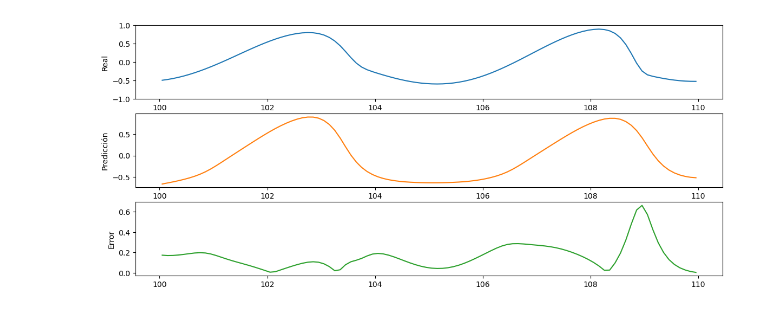
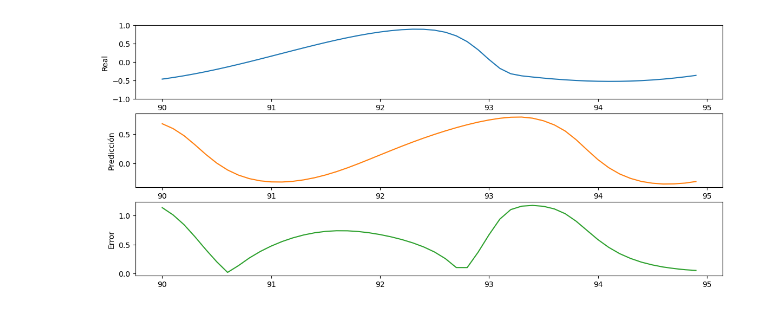
Before and after one commit to matiasleize/final_exam_ML, a Jupyter notebook: final.ipynb, the cells around one changed output. Cells and saved outputs as stored; diff of their text form; code cells hidden in the pictures.

```diff
--- a/final.ipynb
+++ b/final.ipynb
@@ -67,0 +74,8 @@ print(len(t_2))
+# %%
+raw_seq_2 = raw_seq[len_left_chain+window_size:len_left_chain+window_size + len_right_chain]
+t_2 = t[len_left_chain+window_size:len_left_chain+window_size + len_right_chain]
+
+raw_seq_2_bw = raw_seq_2[::-1]
+t_2_bw = t_2[::-1]
+
+print(len(raw_seq_2),len_right_chain)
@@ -67,0 +84,4 @@ print(len(t_2))
+# %%
+t_window = t[len_left_chain:len_left_chain+window_size]
+raw_seq_window = raw_seq[len_left_chain:len_left_chain+window_size]
+print(len(raw_seq_window),window_size)
@@ -118,0 +169,3 @@ plt.show()
+# %%
+# split into samples
+y_train_2_bw, y_test_2_bw, predicciones_adelante_2_bw,valores_reales_2_bw = make_predictions(raw_seq_2_bw, look_back, n_features, raw_seq_window[::-1])
@@ -119,5 +190,5 @@ plt.show()
 # %%
-y_train_2_bw, y_test_2_bw, predicciones_adelante_2_bw,valores_reales_2_bw = make_predictions(raw_seq_2_bw, look_back, n_features, pasos_adelante, indice_inicial, proporcion)
+#y_train_2_bw, y_test_2_bw, predicciones_adelante_2_bw,valores_reales_2_bw = make_predictions(raw_seq_2_bw, look_back, n_features, window_size, indice_inicial)
 
 y_train_2 = y_train_2_bw[::-1]
 y_test_2 = y_test_2_bw[::-1]
@@ -125,5 +196,4 @@ predicciones_adelante_2 = predicciones_adelante_2_bw[::-1]
 valores_reales_2 = valores_reales_2_bw[::-1]
 
 # Calculamos el error
-ts_2 = t_2[indice_inicial:indice_inicial+pasos_adelante]
-diferencia_2 = np.abs(predicciones_adelante_2-valores_reales_2)
+diferencia_2 = np.abs(predicciones_adelante_2-raw_seq_window)
@@ -148,17 +200,17 @@ diferencia_2 = np.abs(predicciones_adelante_2-valores_reales_2)
 # %%
 fig = plt.figure(figsize = (14,6))
 plt.subplot(3,1,1)
-plt.plot(ts_2,valores_reales_2)
+plt.plot(t_window,raw_seq_window)
 plt.ylabel('Real')
 plt.ylim(-1,1)
 plt.subplot(3,1,2)
-plt.plot(ts_2,predicciones_adelante_2,c='C1')
+plt.plot(t_window,predicciones_adelante_2,c='C1')
 plt.ylabel('Predicción')
 #plt.ylim(-1,1)
 plt.subplot(3,1,3)
-plt.plot(ts_2,diferencia_2,c='C2')
+plt.plot(t_window,diferencia_2,c='C2')
 plt.ylabel('Error')
 #plt.ylim(0,5)
 plt.show()
 # %% [output]
-[figure, old version]
+[figure, new version]
```
Also changed, not shown: parts of 23 cells of this notebook, 2 other files.
